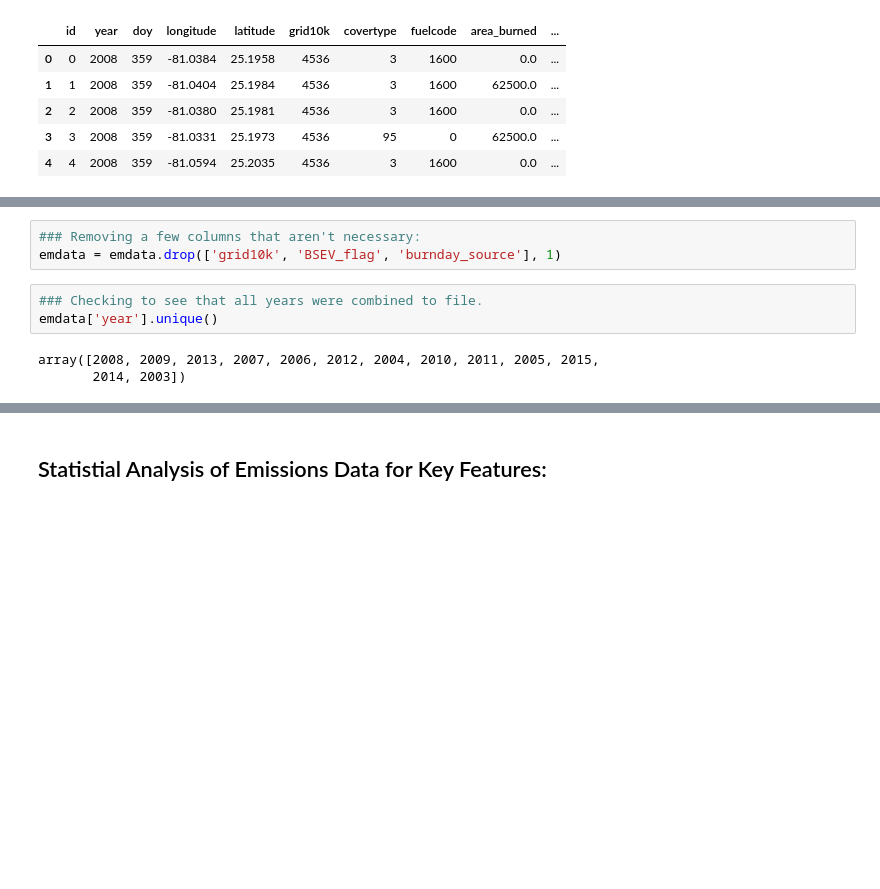
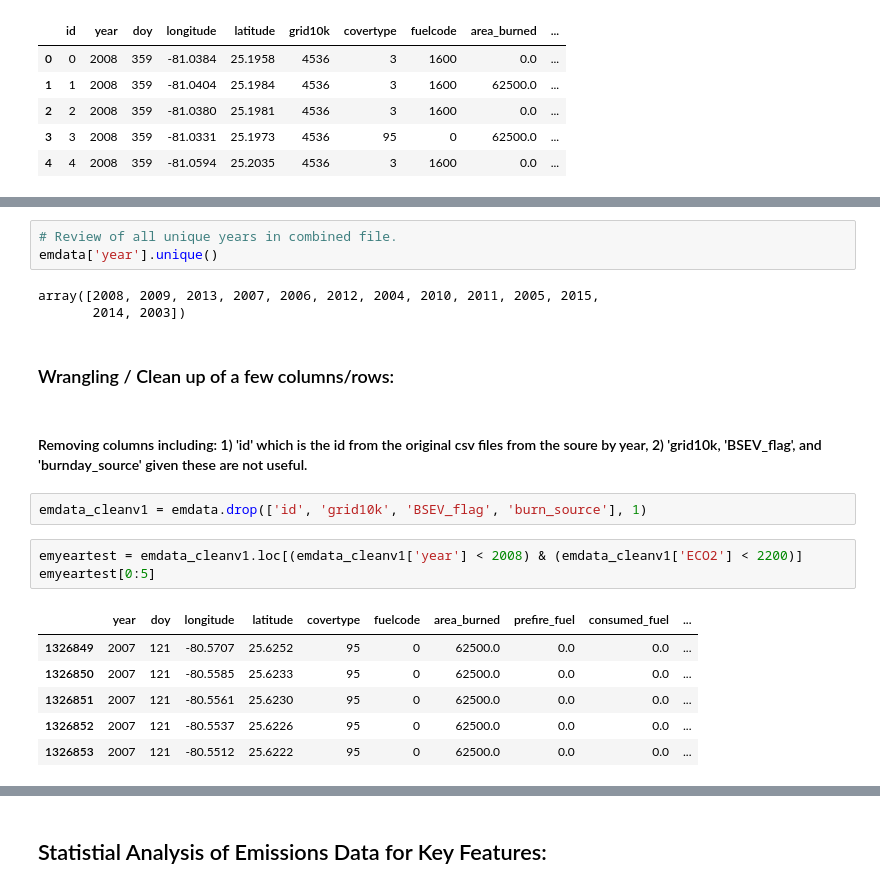
Before and after one commit to NahidGithub/Predicting-Wildfires, a Jupyter notebook: experimental code/EmissionsCombineCSV.ipynb, the cells around one changed output, grey strips where cells are left out. Cells and saved outputs as stored; diff of their text form; blank space fills up the shorter version.

```diff
--- a/experimental code/EmissionsCombineCSV.ipynb
+++ b/experimental code/EmissionsCombineCSV.ipynb
@@ -89,9 +97,22 @@ for col in emdata.columns:
-# %%
-### Removing a few columns that aren't necessary:
-emdata = emdata.drop(['grid10k', 'BSEV_flag', 'burnday_source'], 1)
 # %%
-### Checking to see that all years were combined to file.
+# Review of all unique years in combined file.
 emdata['year'].unique()
 # %% [output]
 array([2008, 2009, 2013, 2007, 2006, 2012, 2004, 2010, 2011, 2005, 2015,
        2014, 2003])
+# %% [markdown]
+### Wrangling / Clean up of a few columns/rows:
+# %% [markdown]
+#### Removing columns including: 1) 'id' which is the id from the original csv files from the soure by year, 2) 'grid10k, 'BSEV_flag', and 'burnday_source' given these are not useful.
+# %%
+emdata_cleanv1 = emdata.drop(['id', 'grid10k', 'BSEV_flag', 'burn_source'], 1)
+# %%
+emyeartest = emdata_cleanv1.loc[(emdata_cleanv1['year'] < 2008) & (emdata_cleanv1['ECO2'] < 2200)]
+emyeartest[0:5]
+# %% [output]
+|  | year | doy | longitude | latitude | covertype | fuelcode | area_burned | prefire_fuel | consumed_fuel | ... |
+| 1326849 | 2007 | 121 | -80.5707 | 25.6252 | 95 | 0 | 62500.0 | 0.0 | 0.0 | ... |
+| 1326850 | 2007 | 121 | -80.5585 | 25.6233 | 95 | 0 | 62500.0 | 0.0 | 0.0 | ... |
+| 1326851 | 2007 | 121 | -80.5561 | 25.6230 | 95 | 0 | 62500.0 | 0.0 | 0.0 | ... |
+| 1326852 | 2007 | 121 | -80.5537 | 25.6226 | 95 | 0 | 62500.0 | 0.0 | 0.0 | ... |
+| 1326853 | 2007 | 121 | -80.5512 | 25.6222 | 95 | 0 | 62500.0 | 0.0 | 0.0 | ... |
```
Also changed, not shown: parts of 26 cells of this notebook.
